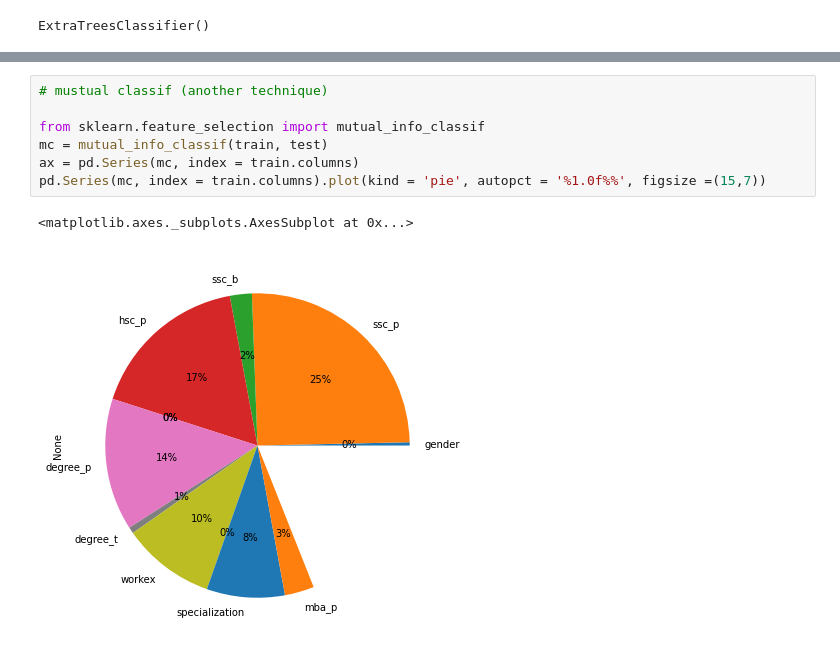
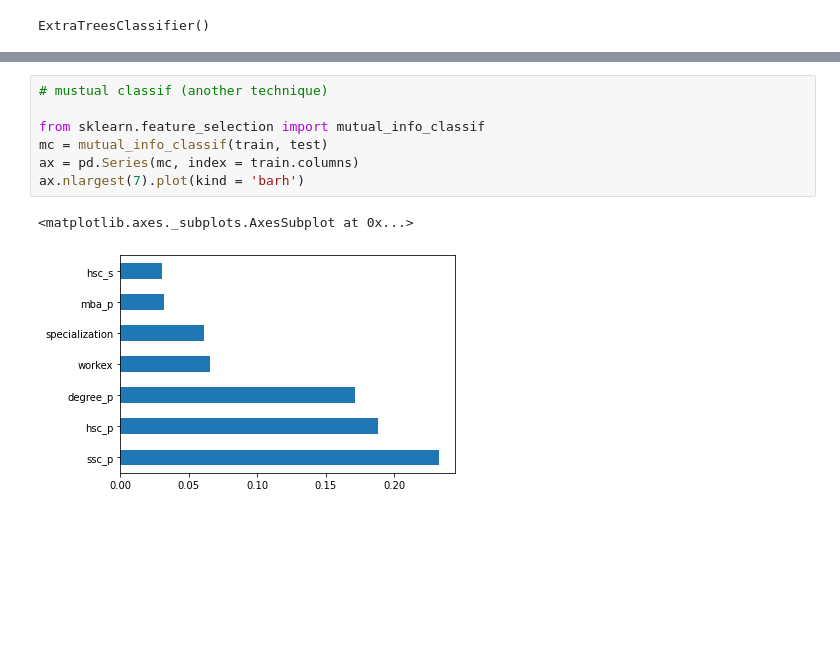
Before and after one commit to aman-thapa/Campus-placement-predictor, a Jupyter notebook: Campus_Placement_Predictor.ipynb, the cells around one changed output, grey strips where cells are left out. Drawn from its saved outputs; the diff is of its cells as text; blank space fills up the shorter version.

```diff
--- a/Campus_Placement_Predictor.ipynb
+++ b/Campus_Placement_Predictor.ipynb
@@ -415,10 +415,10 @@ featbar.nlargest(7).plot(kind = 'pie', autopct = '%1.0f%%', figsize =(15,7))
 # %%
 # mustual classif (another technique)
 
 from sklearn.feature_selection import mutual_info_classif
 mc = mutual_info_classif(train, test)
 ax = pd.Series(mc, index = train.columns)
-pd.Series(mc, index = train.columns).plot(kind = 'pie', autopct = '%1.0f%%', figsize =(15,7))
+ax.nlargest(7).plot(kind = 'barh')
 # %% [output]
 <matplotlib.axes._subplots.AxesSubplot at 0x...>
-[figure, old version]
+[figure, new version]
```
Also changed, not shown: parts of 15 cells of this notebook.
